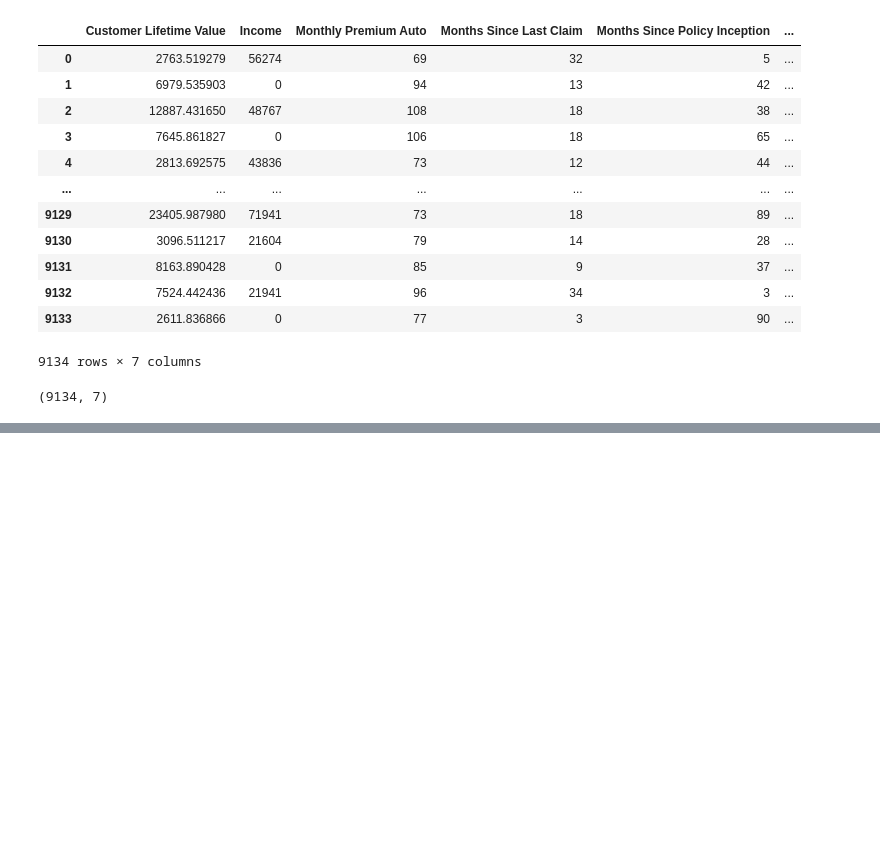
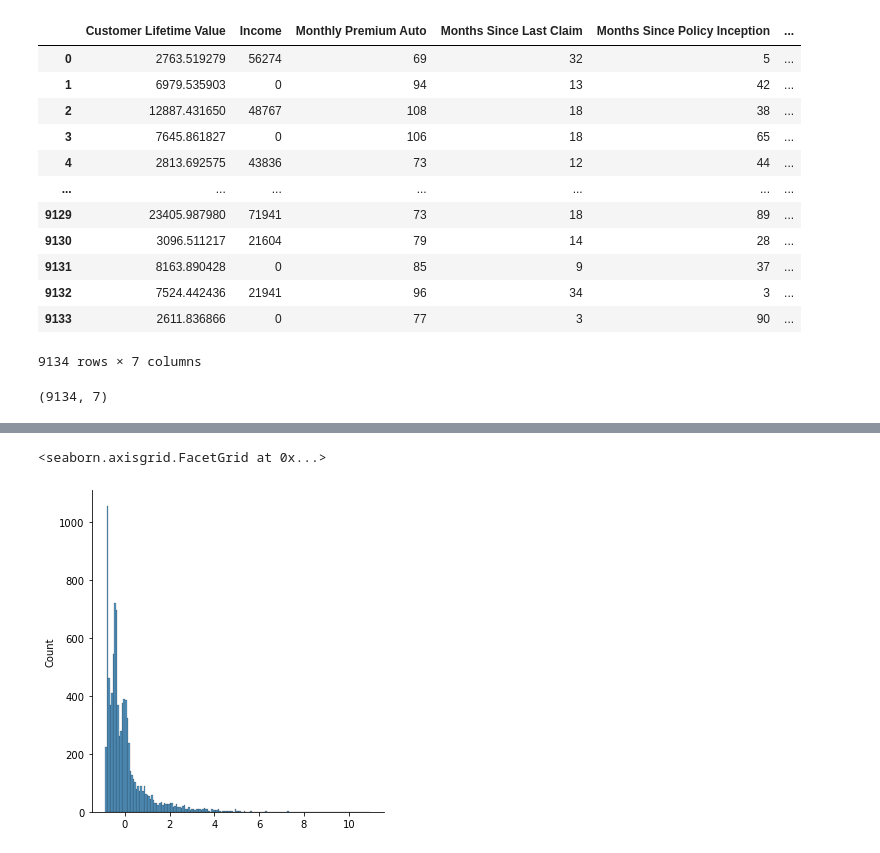
Before and after one commit to vanchido/lab-customer-analysis-round-2, a Jupyter notebook: lab-customer-analysis-round-2.ipynb, the cells around one changed output, grey strips where cells are left out. Cells and saved outputs as stored; diff of their text form; code cells hidden in the pictures; blank space fills up the shorter version.

```diff
--- a/lab-customer-analysis-round-2.ipynb
+++ b/lab-customer-analysis-round-2.ipynb
@@ -829,8 +829,8 @@ for column in data1.columns:
 df3 = pd.read_csv(r'C:\Users\Van Chi\lab-customer-analysis-round-3\files_for_lab\csv_files\marketing_customer_analysis.csv')
 df3
 
-X = nums.drop(['Total Claim Amount'], axis=1)
-y = nums['Total Claim Amount']
+X = df3.drop(['Total Claim Amount'], axis=1)
+y = df3['Total Claim Amount']
 
 X_num = X.select_dtypes(include=np.number)
 X_cat = X.select_dtypes(include='object')
@@ -876,0 +889,5 @@ x_standardized.shape
+# %%
+sns.displot(x_standardized.T[0])
+# %% [output]
+<seaborn.axisgrid.FacetGrid at 0x...>
+[figure, added]
```
Also changed, not shown: parts of 1 cell of this notebook.
